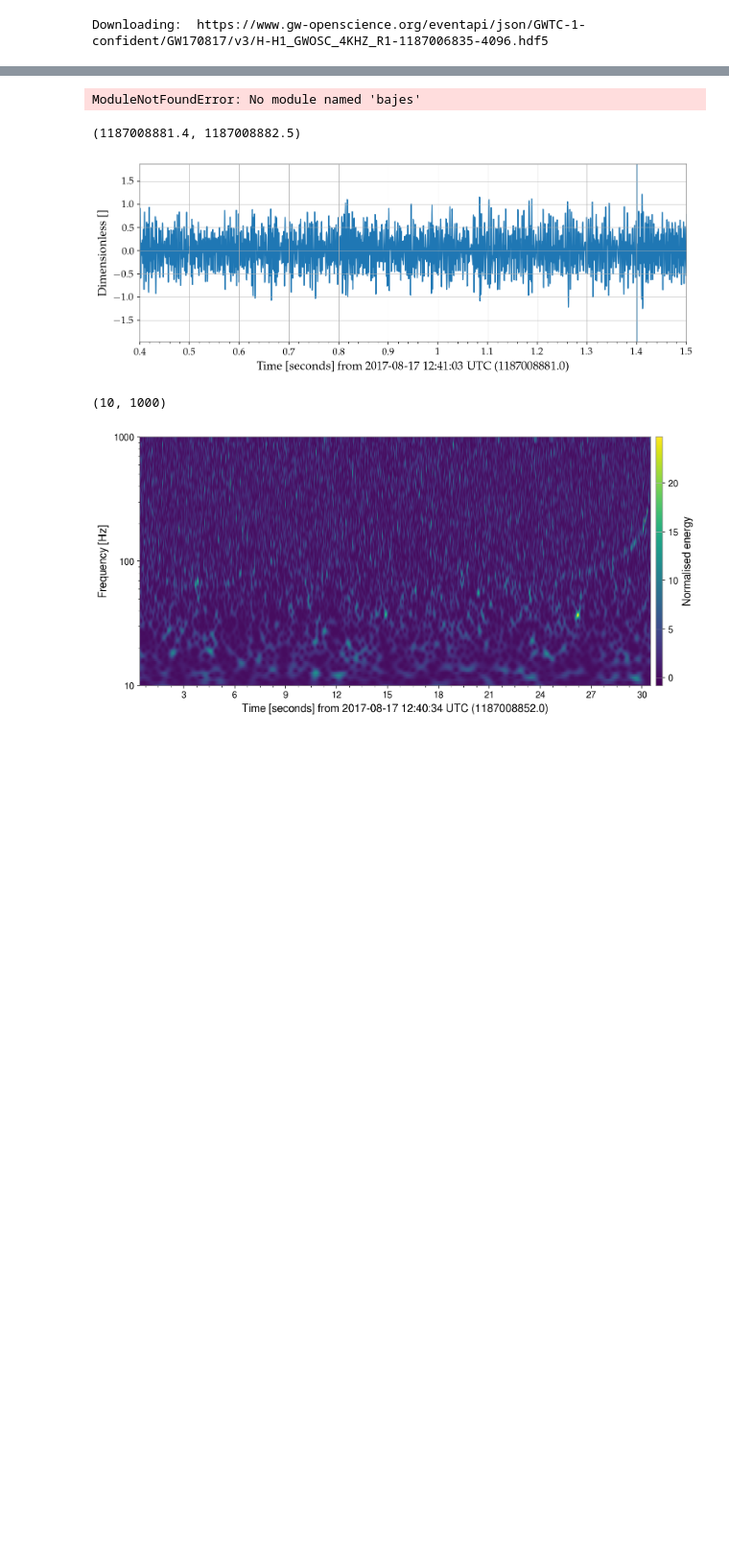
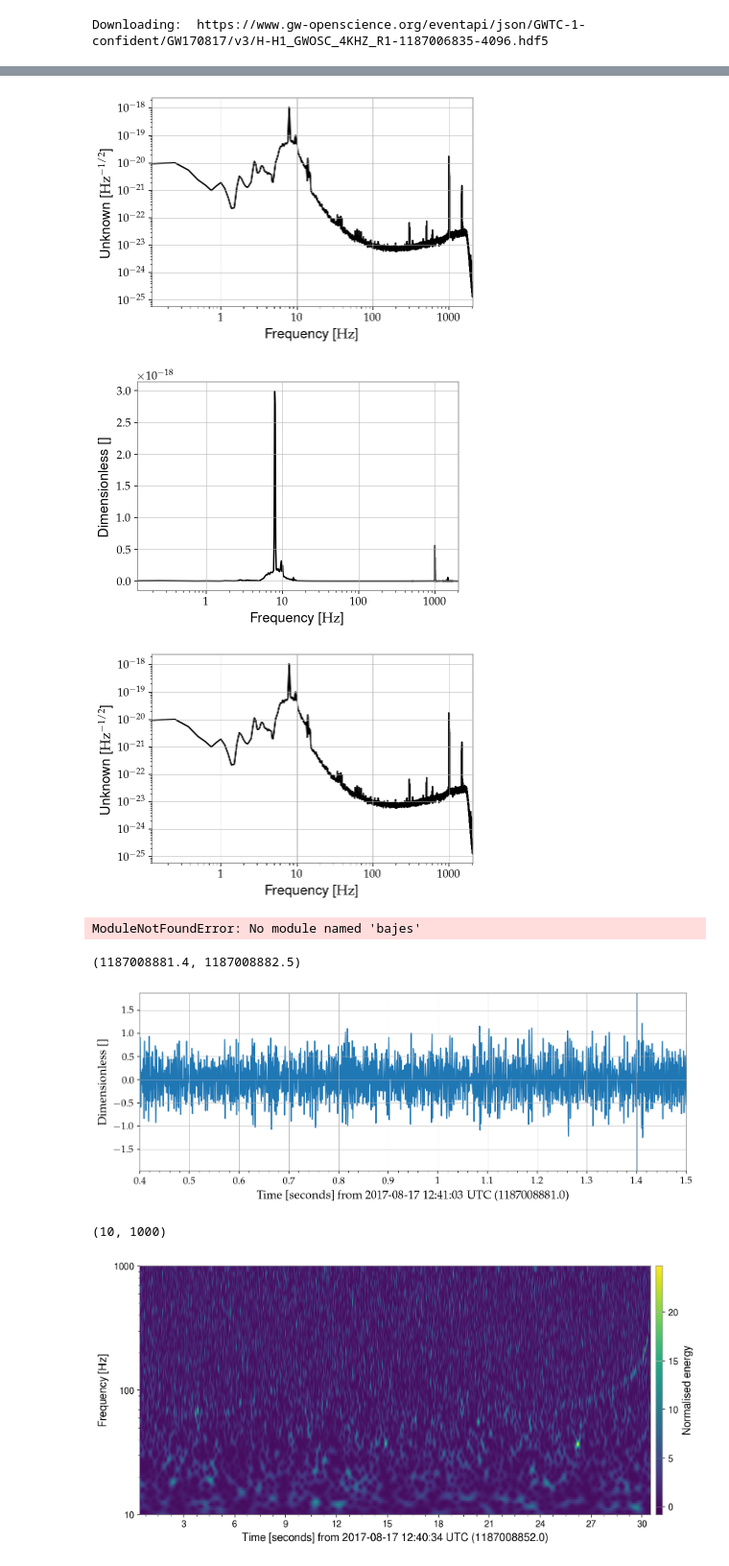
Before and after one commit to jacopok/master-thesis, a Jupyter notebook: thesis/figures/GW170817.ipynb, the cells around one changed output, grey strips where cells are left out. Shown at 96% size. Drawn from its saved outputs; the diff is of its cells as text; code cells hidden in the pictures; blank space fills up the shorter version.

```diff
--- a/thesis/figures/GW170817.ipynb
+++ b/thesis/figures/GW170817.ipynb
@@ -68,3 +64,13 @@ psd = strain.psd(fftlength=8)
+# %%
+Sa_n = strain.asd(fftlength=8)
+f = Sa_n.frequencies
+
+(Sa_n * np.sqrt(f)).plot(c='black', label='Noise char strain')
+Sa_n.plot(c='black', label='Noise ASD')
+# %% [output]
+[figure, added]
+[figure, added]
+[figure, added]
 # %%
 Sa_n = strain.asd(fftlength=8)
 f = Sa_n.frequencies
```
Also changed, not shown: parts of 2 cells of this notebook, 5 other files.
